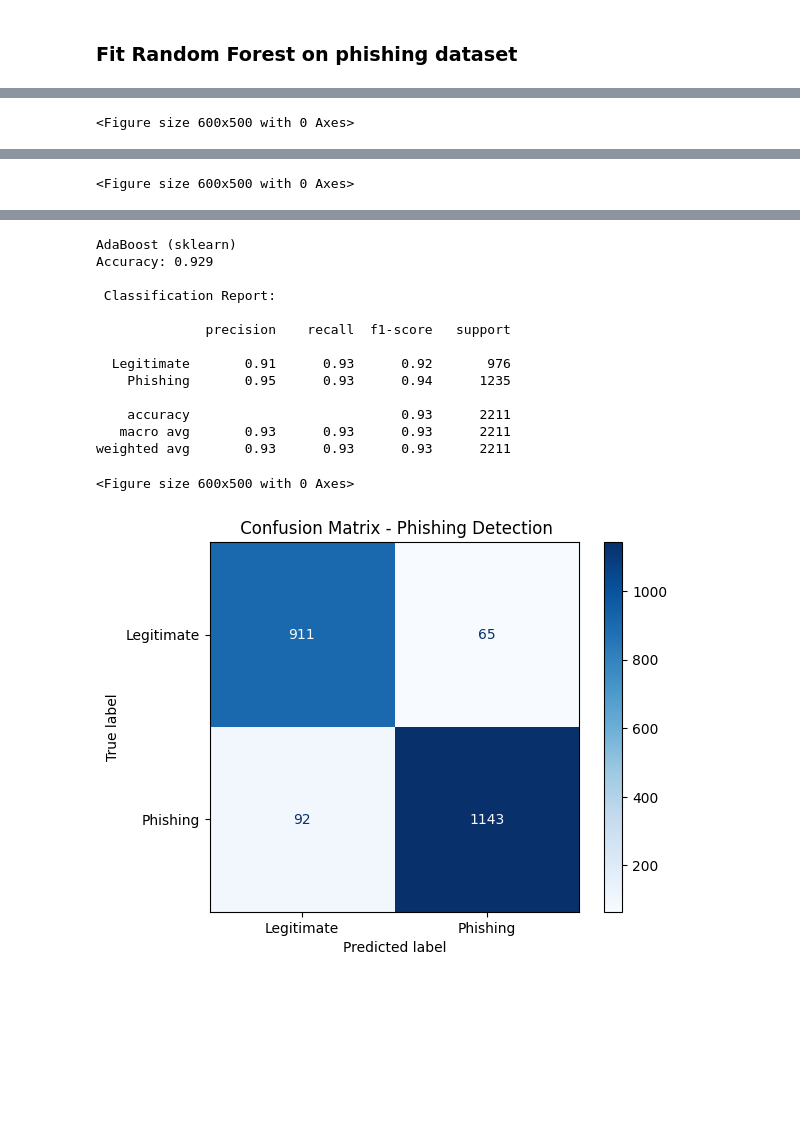
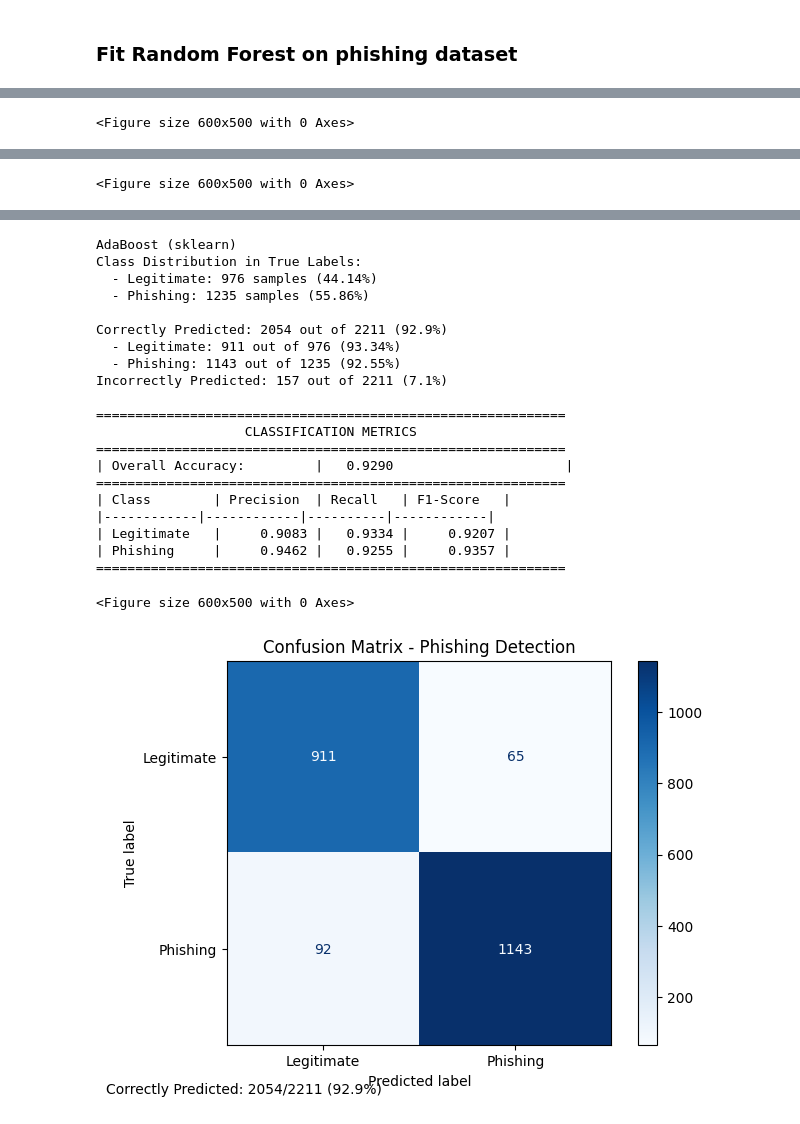
Before and after one commit to Kareemnat12/Machine_learningFinal, a Jupyter notebook: final.ipynb, the cells around one changed output, grey strips where cells are left out. Drawn from its saved outputs; the diff is of its cells as text; code cells hidden in the pictures; blank space fills up the shorter version.

Commit message:
added comments and modifed evaluate funcion, tuned parameter

```diff
--- a/final.ipynb
+++ b/final.ipynb
@@ -581,28 +645,29 @@ weighted avg       0.96      0.96      0.96      2211
 # %%
 # pre defining the function to show metrics and algorthims form sklearn
-import matplotlib.pyplot as plt
-from sklearn.metrics import accuracy_score, classification_report, confusion_matrix, ConfusionMatrixDisplay
-from sklearn.tree import DecisionTreeClassifier
-from sklearn.ensemble import RandomForestClassifier, AdaBoostClassifier
-
-
-# Example usage with sklearn classifiers:
-dt = DecisionTreeClassifier(max_depth=20)
-dt.fit(X_train, y_train)
-y_pred_dt = dt.predict(X_test)
-print("Decision Tree (sklearn)")
-evaluate_model(y_test, y_pred_dt)
-
-rf = RandomForestClassifier(n_estimators=100, max_depth=10)
-rf.fit(X_train, y_train)
-y_pred_rf = rf.predict(X_test)
-print("Random Forest (sklearn)")
-evaluate_model(y_test, y_pred_rf)
-
-ada = AdaBoostClassifier(n_estimators=10)
-ada.fit(X_train, y_train)
-y_pred_ada = ada.predict(X_test)
-print("AdaBoost (sklearn)")
-evaluate_model(y_test, y_pred_ada)
+"""we used this function to show the metrics and algorithms from sklearn and compare them with our custom implementations"""
+# import matplotlib.pyplot as plt
+# from sklearn.metrics import accuracy_score, classification_report, confusion_matrix, ConfusionMatrixDisplay
+# from sklearn.tree import DecisionTreeClassifier
+# from sklearn.ensemble import RandomForestClassifier, AdaBoostClassifier
+#
+#
+# # Example usage with sklearn classifiers:
+# dt = DecisionTreeClassifier(max_depth=20)
+# dt.fit(X_train, y_train)
+# y_pred_dt = dt.predict(X_test)
+# print("Decision Tree (sklearn)")
+# evaluate_model(y_test, y_pred_dt)
+#
+# rf = RandomForestClassifier(n_estimators=200, max_depth=30)
+# rf.fit(X_train, y_train)
+# y_pred_rf = rf.predict(X_test)
+# print("Random Forest (sklearn)")
+# evaluate_model(y_test, y_pred_rf)
+#
+# ada = AdaBoostClassifier(n_estimators=10)
+# ada.fit(X_train, y_train)
+# y_pred_ada = ada.predict(X_test)
+# print("AdaBoost (sklearn)")
+# evaluate_model(y_test, y_pred_ada)
 # %% [output]
 Decision Tree (sklearn)
@@ -638,15 +717,22 @@ weighted avg       0.95      0.95      0.95      2211
 AdaBoost (sklearn)
-Accuracy: 0.929
+Class Distribution in True Labels:
+  - Legitimate: 976 samples (44.14%)
+  - Phishing: 1235 samples (55.86%)
 
- Classification Report:
+Correctly Predicted: 2054 out of 2211 (92.9%)
+  - Legitimate: 911 out of 976 (93.34%)
+  - Phishing: 1143 out of 1235 (92.55%)
+Incorrectly Predicted: 157 out of 2211 (7.1%)
 
-              precision    recall  f1-score   support
-
-  Legitimate       0.91      0.93      0.92       976
-    Phishing       0.95      0.93      0.94      1235
-
-    accuracy                           0.93      2211
-   macro avg       0.93      0.93      0.93      2211
-weighted avg       0.93      0.93      0.93      2211
+============================================================
+                   CLASSIFICATION METRICS
+============================================================
+| Overall Accuracy:         |   0.9290                      |
+============================================================
+| Class        | Precision  | Recall   | F1-Score   |
+|------------|------------|----------|------------|
+| Legitimate   |     0.9083 |   0.9334 |     0.9207 |
+| Phishing     |     0.9462 |   0.9255 |     0.9357 |
+============================================================
 <Figure size 600x500 with 0 Axes>
-[figure, old version]
+[figure, new version]
```
Also changed, not shown: parts of 9 cells of this notebook.
